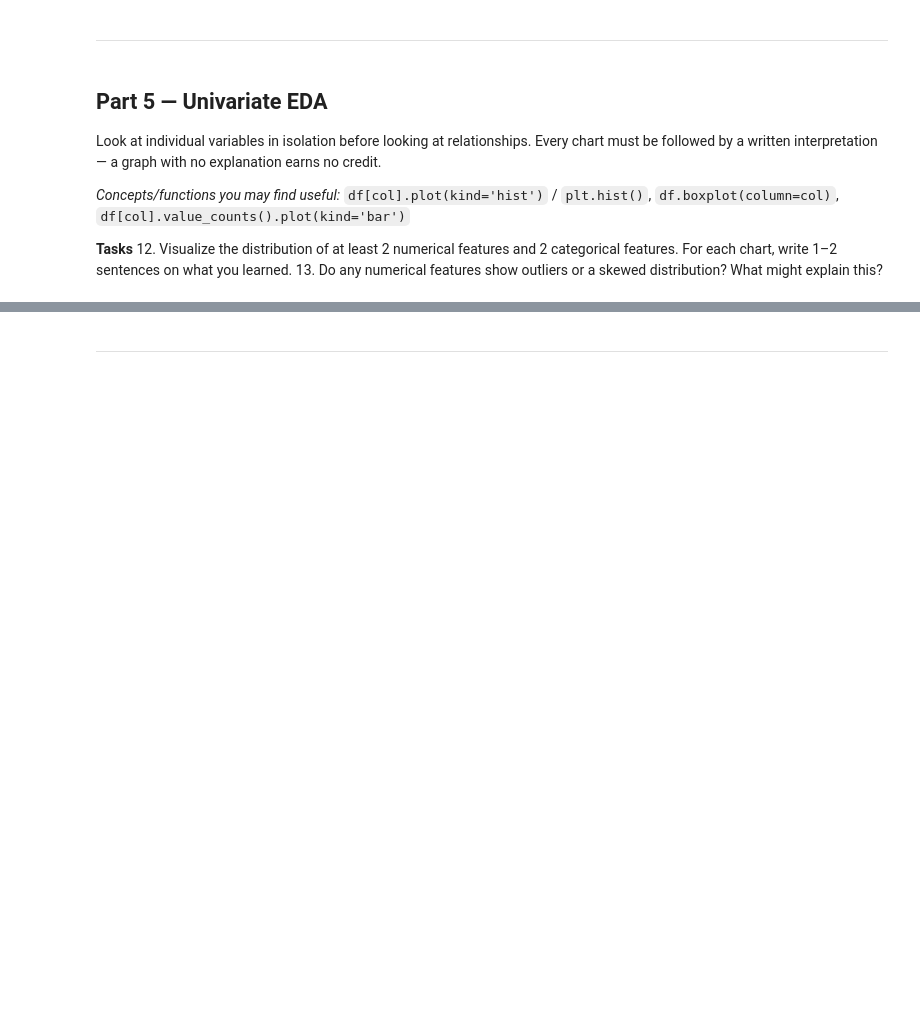
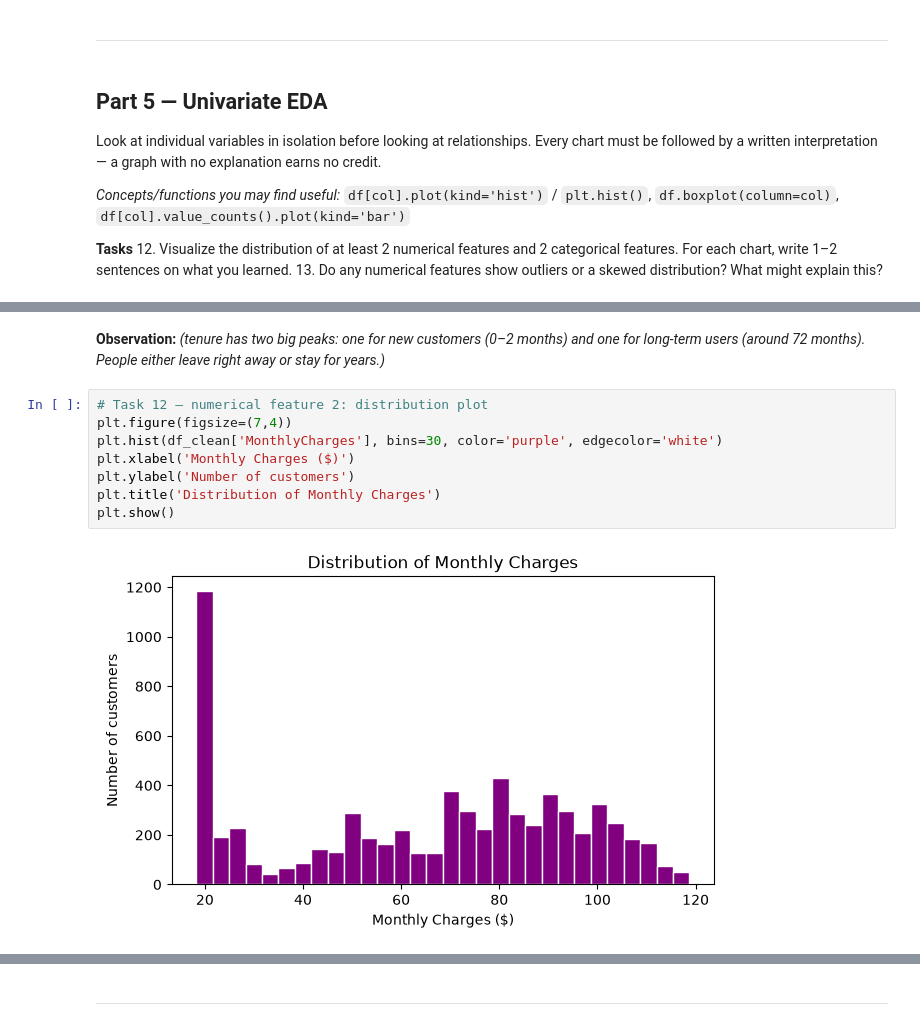
Before and after one commit to kamangerkhadija5-collab/ML_LAB, a Jupyter notebook: Lab2_Data_Cleaning_EDA_Template.ipynb, the cells around one changed output, grey strips where cells are left out. Cells and saved outputs as stored; diff of their text form; blank space fills up the shorter version.

```diff
--- a/Lab2_Data_Cleaning_EDA_Template.ipynb
+++ b/Lab2_Data_Cleaning_EDA_Template.ipynb
@@ -278,0 +271,12 @@ _(your answer here)_
+# %% [markdown]
+**Observation:** _(tenure has two big peaks: one for new customers (0–2 months) and one for long-term users (around 72 months). People either leave right away or stay for years.)_
+# %%
+# Task 12 — numerical feature 2: distribution plot
+plt.figure(figsize=(7,4))
+plt.hist(df_clean['MonthlyCharges'], bins=30, color='purple', edgecolor='white')
+plt.xlabel('Monthly Charges ($)')
+plt.ylabel('Number of customers')
+plt.title('Distribution of Monthly Charges')
+plt.show()
+# %% [output]
+[figure, added]
```
Also changed, not shown: parts of 18 cells of this notebook.
